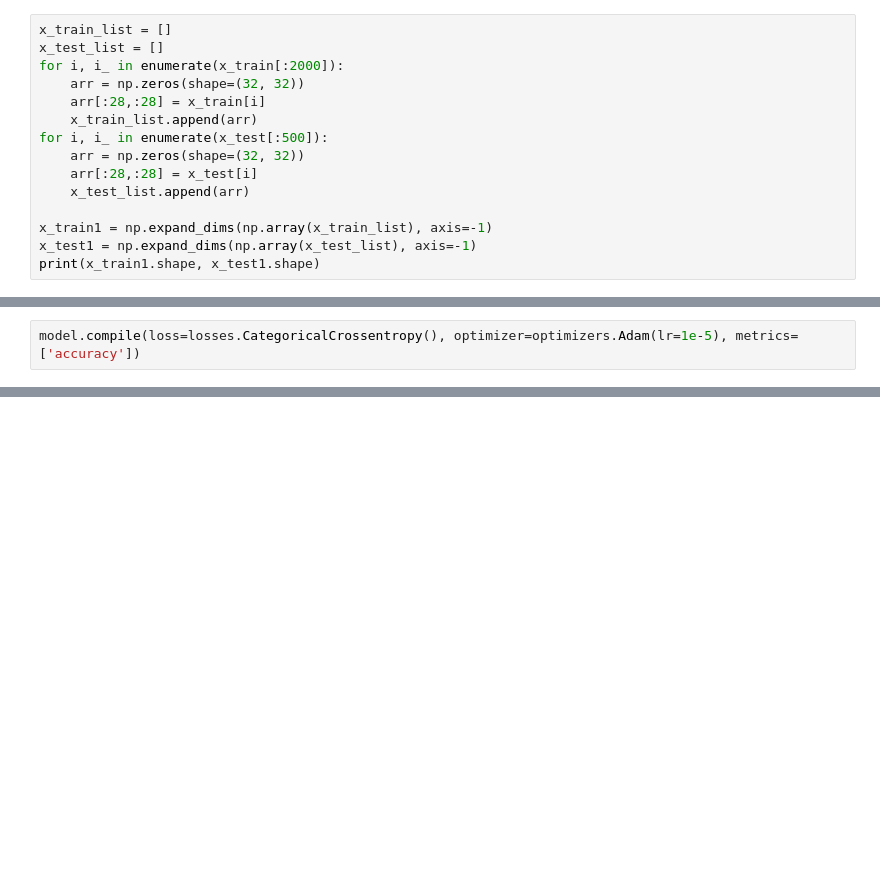
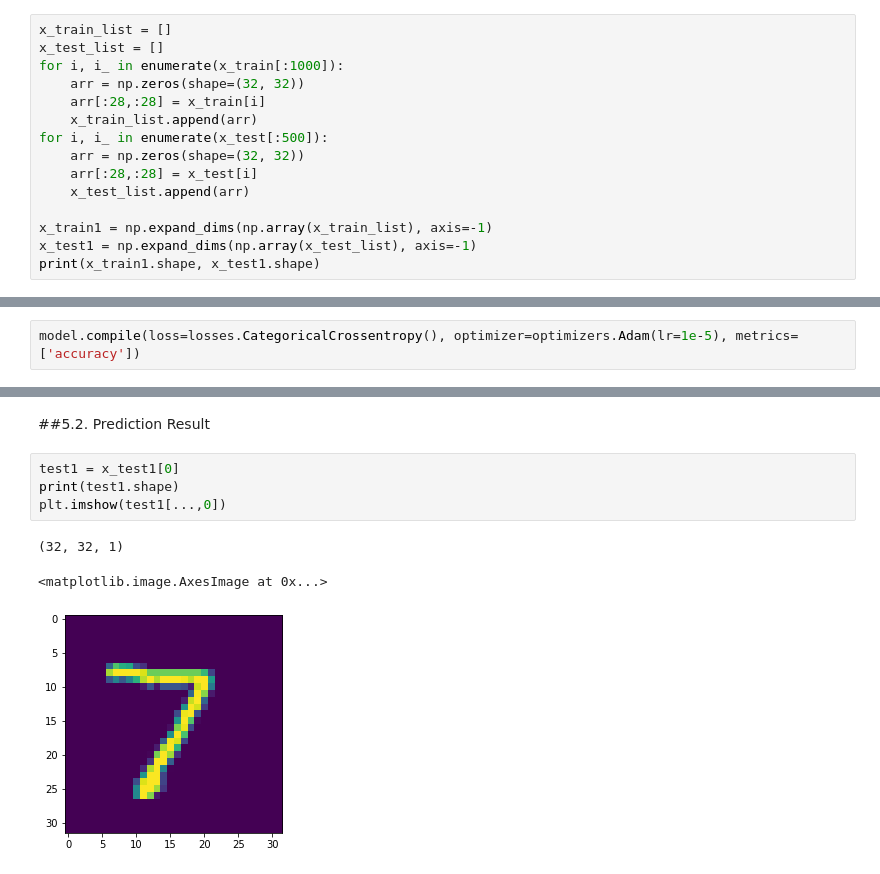
Before and after one commit to Pulsar-kkaturi/DL-Education, a Jupyter notebook: notebooks/Result_Visulization.ipynb, the cells around one changed output, grey strips where cells are left out. Cells and saved outputs as stored; diff of their text form; blank space fills up the shorter version.

```diff
--- a/notebooks/Result_Visulization.ipynb
+++ b/notebooks/Result_Visulization.ipynb
@@ -43,7 +44,7 @@ print(x_train.shape, y_train.shape)
 # %%
 x_train_list = []
 x_test_list = []
-for i, i_ in enumerate(x_train[:2000]):
+for i, i_ in enumerate(x_train[:1000]):
     arr = np.zeros(shape=(32, 32))
     arr[:28,:28] = x_train[i]
     x_train_list.append(arr)
@@ -227,0 +257,10 @@ Epoch 50/50
+# %% [markdown]
+##5.2. Prediction Result
+# %%
+test1 = x_test1[0]
+print(test1.shape)
+plt.imshow(test1[...,0])
+# %% [output]
+(32, 32, 1)
+<matplotlib.image.AxesImage at 0x...>
+[figure, added]
```
Also changed, not shown: parts of 15 cells of this notebook.
